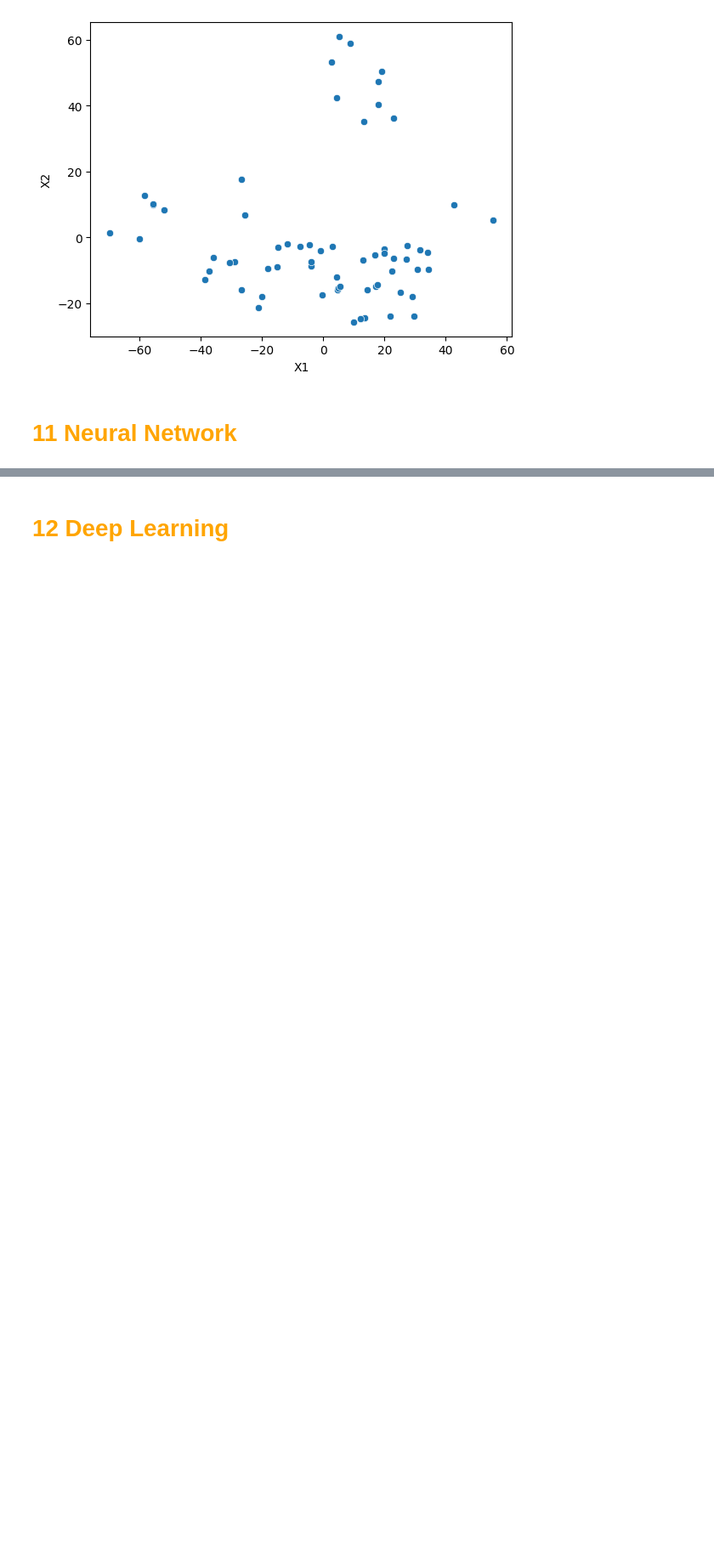
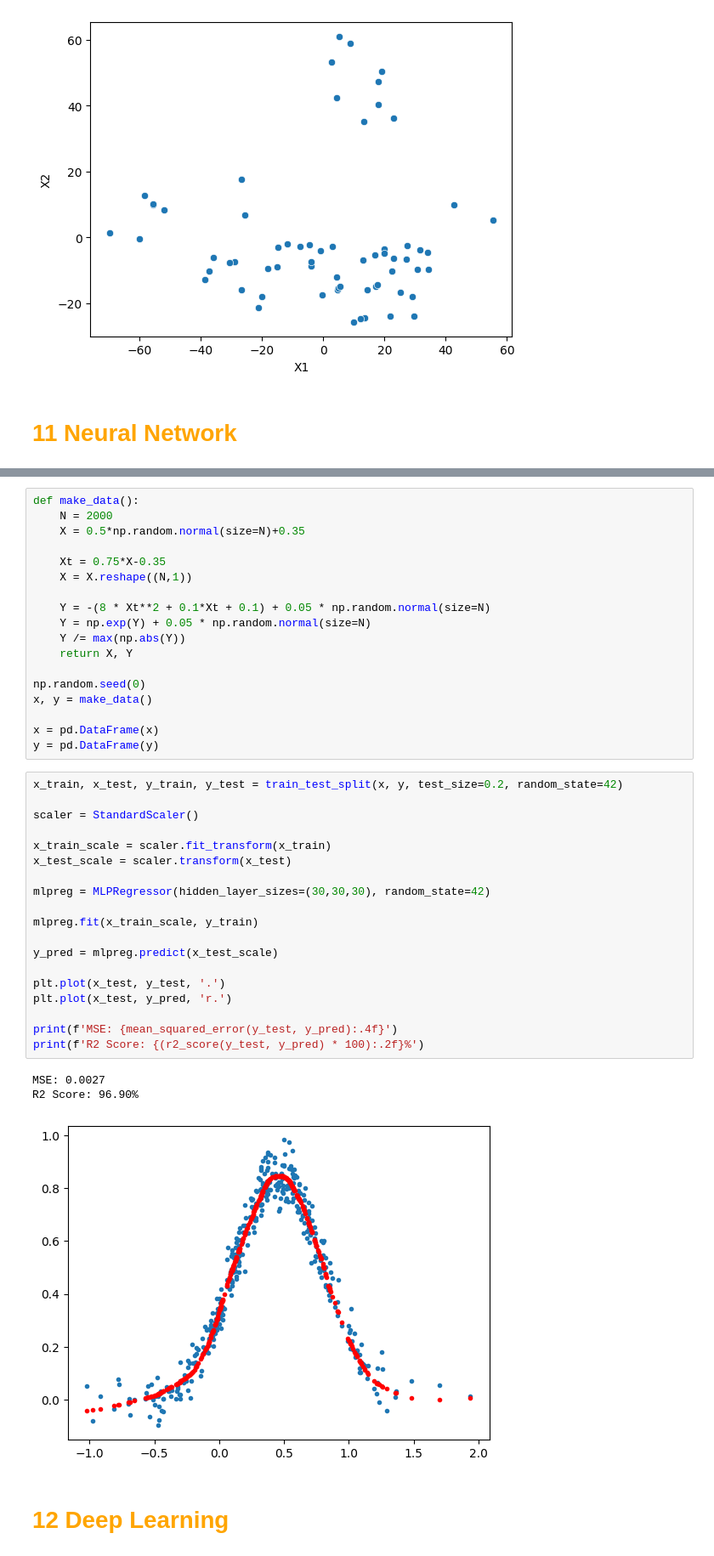
Before and after one commit to Hazim-HF/Machine-Learning, a Jupyter notebook: ML.ipynb, the cells around one changed output, grey strips where cells are left out. Shown at 85% size. Cells and saved outputs as stored; diff of their text form; blank space fills up the shorter version.

```diff
--- a/ML.ipynb
+++ b/ML.ipynb
@@ -1312,2 +1484,43 @@ y_test = tf.keras.utils.to_categorical(y_test)
+# %%
+def make_data():
+    N = 2000
+    X = 0.5*np.random.normal(size=N)+0.35
+
+    Xt = 0.75*X-0.35
+    X = X.reshape((N,1))
+
+    Y = -(8 * Xt**2 + 0.1*Xt + 0.1) + 0.05 * np.random.normal(size=N)
+    Y = np.exp(Y) + 0.05 * np.random.normal(size=N)
+    Y /= max(np.abs(Y))
+    return X, Y
+
+np.random.seed(0)
+x, y = make_data()
+
+x = pd.DataFrame(x)
+y = pd.DataFrame(y)
+# %%
+x_train, x_test, y_train, y_test = train_test_split(x, y, test_size=0.2, random_state=42)
+
+scaler = StandardScaler()
+
+x_train_scale = scaler.fit_transform(x_train)
+x_test_scale = scaler.transform(x_test)
+
+mlpreg = MLPRegressor(hidden_layer_sizes=(30,30,30), random_state=42)
+
+mlpreg.fit(x_train_scale, y_train)
+
+y_pred = mlpreg.predict(x_test_scale)
+
+plt.plot(x_test, y_test, '.')
+plt.plot(x_test, y_pred, 'r.')
+
+print(f'MSE: {mean_squared_error(y_test, y_pred):.4f}')
+print(f'R2 Score: {(r2_score(y_test, y_pred) * 100):.2f}%')
+# %% [output]
+MSE: 0.0027
+R2 Score: 96.90%
+[figure, added]
 # %% [markdown]
 <h1 style='font-weight:bold; color:orange'> 12 Deep Learning </h1>
```
Also changed, not shown: parts of 19 cells of this notebook, 1 other file.
